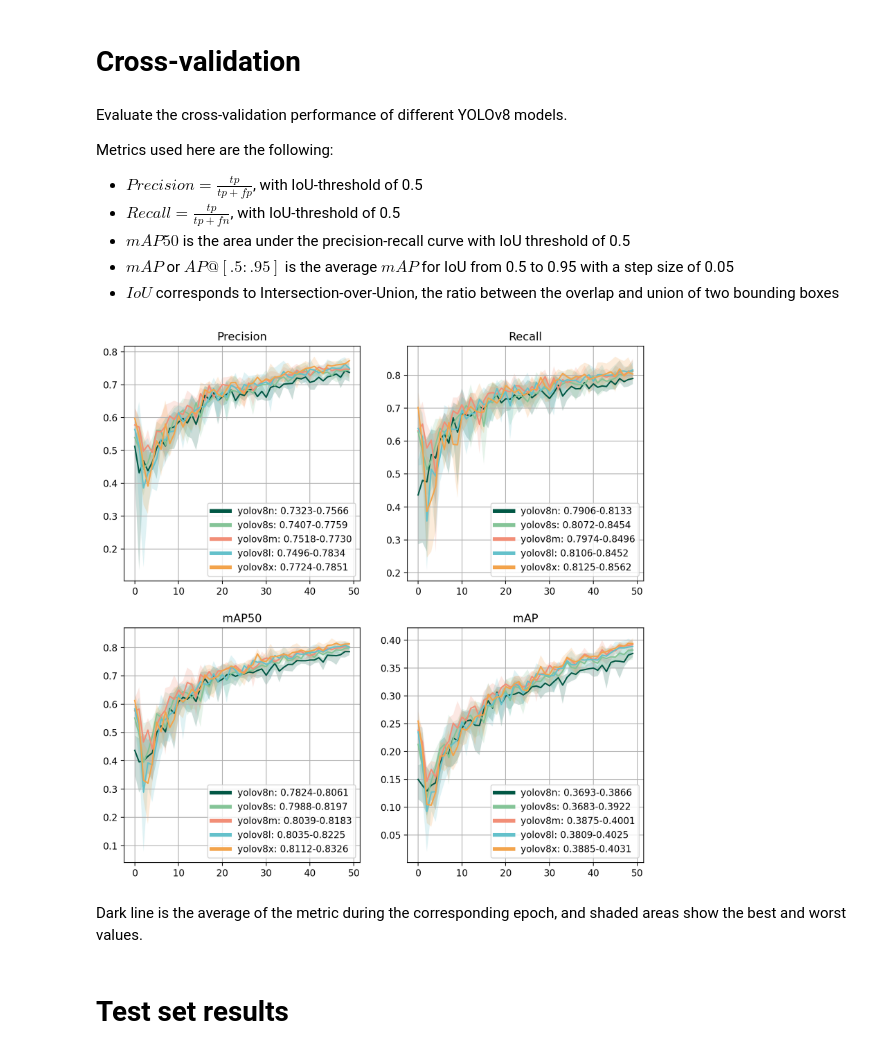
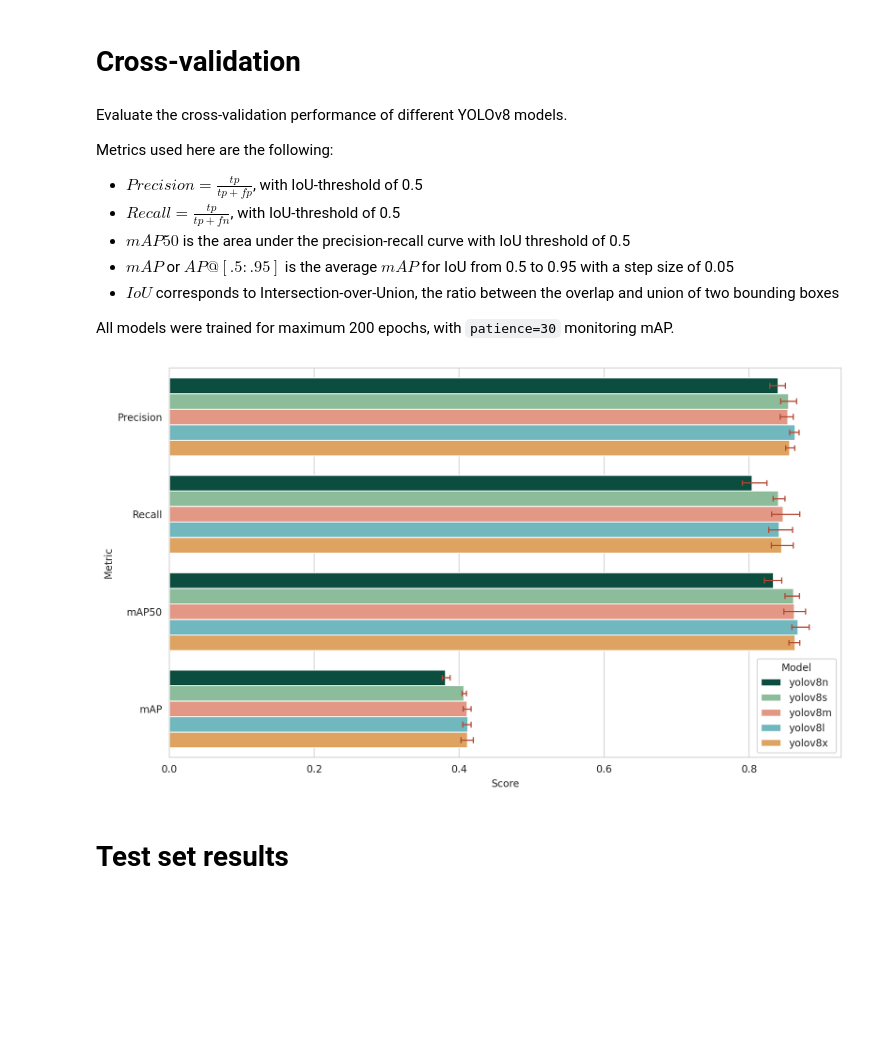
Before and after one commit to mayrajeo/ship-detection, a Jupyter notebook: nbs/detection_results.ipynb, the cells around one changed output. Cells and saved outputs as stored; diff of their text form; code cells hidden in the pictures; blank space fills up the shorter version.

Commit message:
update results

```diff
--- a/nbs/detection_results.ipynb
+++ b/nbs/detection_results.ipynb
@@ -39,83 +48,52 @@ Metrics used here are the following:
 * $mAP50$ is the area under the precision-recall curve with IoU threshold of 0.5
 * $mAP$ or $AP@[.5:.95]$ is the average $mAP$ for IoU from 0.5 to 0.95 with a step size of 0.05
 * $IoU$ corresponds to Intersection-over-Union, the ratio between the overlap and union of two bounding boxes
+
+All models were trained for maximum 200 epochs, with `patience=30` monitoring mAP.
 # %%
 #| echo: False
 #| label: fig-cvres
-#| fig-cap: 5-fold crossvalidation results for different model architectures."
-
-fig, axs = plt.subplots(2,2, dpi=200, figsize=(10,10))
+#| fig-cap: 5-fold crossvalidation results for different model architectures.
 
 custom_lines = [Line2D([0], [0], color=syke5(0.0), lw=4),
                 Line2D([0], [0], color=syke5(.25), lw=4),
                 Line2D([0], [0], color=syke5(.50), lw=4),
                 Line2D([0], [0], color=syke5(.75), lw=4),
                 Line2D([0], [0], color=syke5(1.0), lw=4),]
 
 pres = []
 recs = []
 mAP50s = []
 mAPs = []
 
-for i, m in enumerate(models):
-    folds = os.listdir(model_path/m)
-    pre = []
-    rec = []
-    mAP50 = []
-    mAP = []
+models = ['yolov8n_Adam', 'yolov8s_Adam', 'yolov8m_Adam',
+          'yolov8l_Adam', 'yolov8x_Adam']
+folds = os.listdir(model_path/models[1])
+
+results = []
+for m in models:
     for f in folds:
-        if not os.path.exists(model_path/m/f/'results.csv'): continue
         res = pd.read_csv(model_path/m/f/'results.csv')
         res.rename(columns=lambda x: x.strip(), inplace=True)
-        pre.append(res['metrics/precision(B)'])
-        rec.append(res['metrics/recall(B)'])
-        mAP50.append(res['metrics/mAP50(B)'])
-        mAP.append(res['metrics/mAP50-95(B)'])
-    axs[0,0].plot(np.array(pre).mean(axis=0), color=colors[i])
-    axs[0,0].fill_between(range(0,50),
-                          np.array(pre).min(axis=0),
-                          np.array(pre).max(axis=0),
-                          color=colors[i], alpha=0.2,
-                          edgecolor='none')
-    axs[0,1].plot(np.array(rec).mean(axis=0), color=colors[i])
-    axs[0,1].fill_between(range(0,50),
-                          np.array(rec).min(axis=0),
-                          np.array(rec).max(axis=0),
-                          color=colors[i], alpha=0.2,
-                          edgecolor='none')
-    axs[1,0].plot(np.array(mAP50).mean(axis=0), color=colors[i])
-    axs[1,0].fill_between(range(0,50),
-                          np.array(mAP50).min(axis=0),
-                          np.array(mAP50).max(axis=0),
-                          color=colors[i], alpha=0.2,
-                          edgecolor='none')
-    axs[1,1].plot(np.array(mAP).mean(axis=0), color=colors[i])
-    axs[1,1].fill_between(range(0,50),
-                          np.array(mAP).min(axis=0),
-                          np.array(mAP).max(axis=0),
-                          color=colors[i], alpha=0.2,
-                          edgecolor='none')
-    pres.append((np.array(pre).max(axis=1).min(), np.array(pre).max(axis=1).max()))
-    recs.append((np.array(rec).max(axis=1).min(), np.array(rec).max(axis=1).max()))
-    mAP50s.append((np.array(mAP50).max(axis=1).min(), np.array(mAP50).max(axis=1).max()))
-    mAPs.append((np.array(mAP).max(axis=1).min(), np.array(mAP).max(axis=1).max()))
+        pre = np.array(res['metrics/precision(B)']).max()
+        rec = np.array(res['metrics/recall(B)']).max()
+        mAP50 = np.array(res['metrics/mAP50(B)']).max()
+        mAP = np.array(res['metrics/mAP50-95(B)']).max()
 
-axs[0,0].set_title('Precision')
-axs[0,1].set_title('Recall')
-axs[1,0].set_title('mAP50')
-axs[1,1].set_title('mAP')
+        results.append([m.split('_')[0],f,pre, rec, mAP50, mAP])
+resdf = pd.DataFrame(columns=['Model', 'fold', 'Precision', 'Recall', 'mAP50', 'mAP'], data=results)
+sns.set_style('whitegrid')
+fig, ax = plt.subplots(1,1, figsize=(12,7), dpi=200)
+ax.set_ylim([0,1])
+sns.barplot(y='variable', x='value', hue='Model', data=pd.melt(resdf, id_vars=['Model', 'fold']),
+            palette=colors, errorbar=('ci', 100), capsize=.05, errcolor='#b34733', errwidth=1.2)
+sns.move_legend(ax, 'lower right')
+plt.ylabel('Metric')
+plt.xlabel('Score')
 
-axs[0,0].legend(custom_lines, [f'{m}: {pres[i][0]:.4f}-{pres[i][1]:.4f}' for i, m in enumerate(models)], loc=4)
-axs[0,1].legend(custom_lines, [f'{m}: {recs[i][0]:.4f}-{recs[i][1]:.4f}' for i, m in enumerate(models)], loc=4)
-axs[1,0].legend(custom_lines, [f'{m}: {mAP50s[i][0]:.4f}-{mAP50s[i][1]:.4f}' for i, m in enumerate(models)], loc=4)
-axs[1,1].legend(custom_lines, [f'{m}: {mAPs[i][0]:.4f}-{mAPs[i][1]:.4f}' for i, m in enumerate(models)], loc=4)
-
-for a in axs.flatten(): a.grid()
 plt.show()
 # %% [output]
-[figure, old version]
+[figure, new version]
-# %% [markdown]
-Dark line is the average of the metric during the corresponding epoch, and shaded areas show the best and worst values.
 # %% [markdown]
 # Test set results
 # %% [markdown]
```
Also changed, not shown: parts of 12 cells of this notebook.
